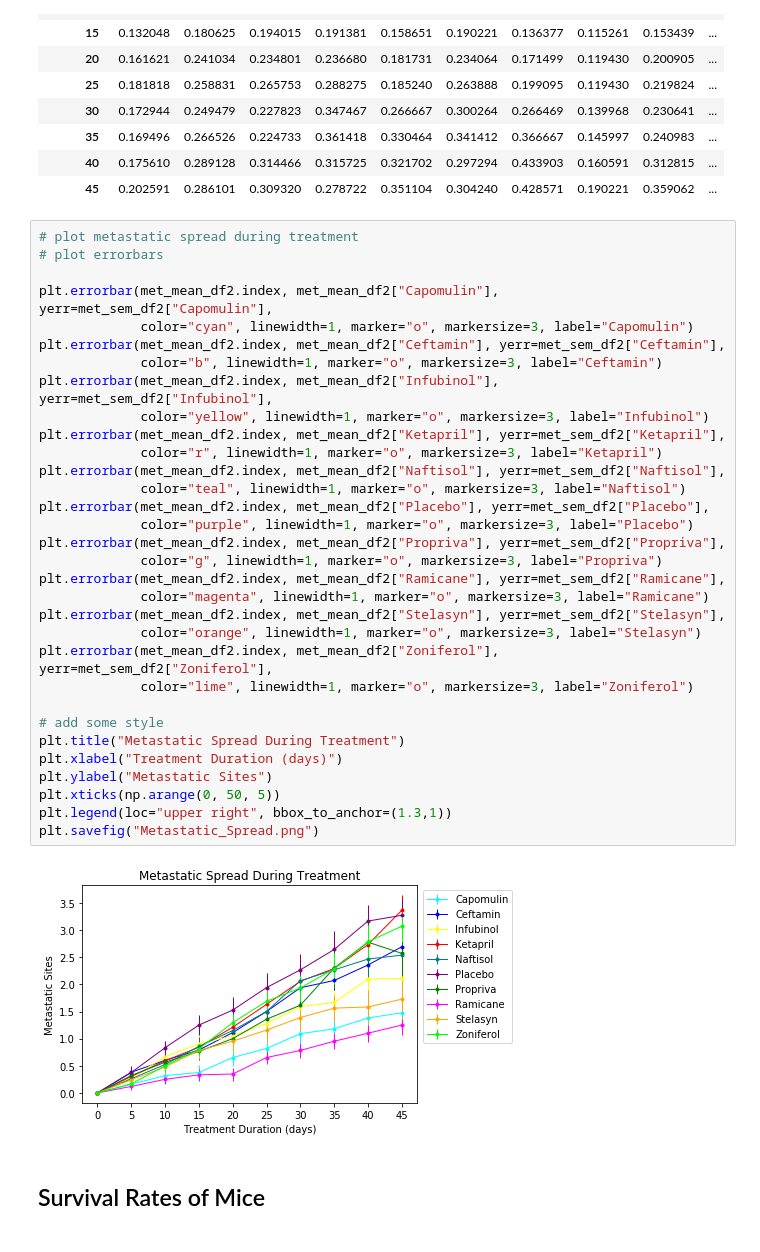
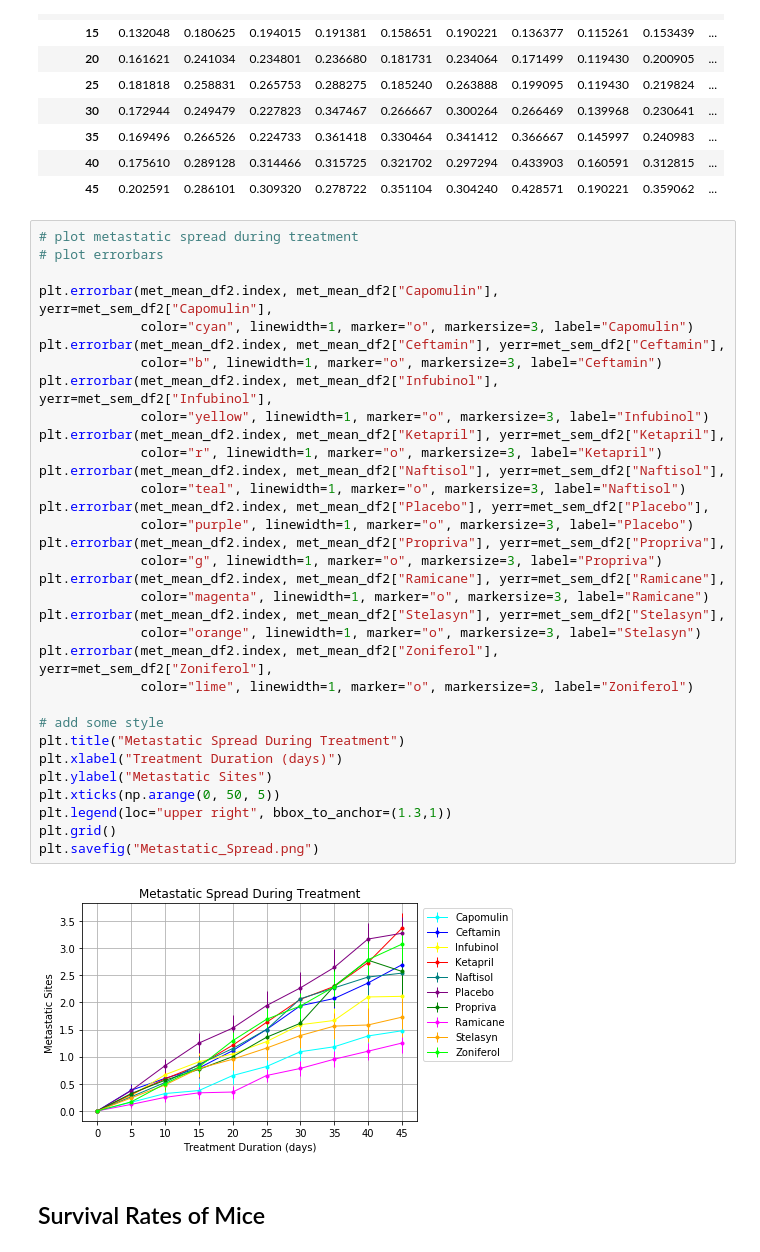
Before and after one commit to michellebrucato/Matplotlib_Challenge, a Jupyter notebook: Pymaceuticals/Pymaceuticals_Brucato.ipynb, the cells around one changed output. Cells and saved outputs as stored; diff of their text form.

```diff
--- a/Pymaceuticals/Pymaceuticals_Brucato.ipynb
+++ b/Pymaceuticals/Pymaceuticals_Brucato.ipynb
@@ -182,34 +183,35 @@ met_sem_df2
 
 plt.errorbar(met_mean_df2.index, met_mean_df2["Capomulin"], yerr=met_sem_df2["Capomulin"],
              color="cyan", linewidth=1, marker="o", markersize=3, label="Capomulin")
 plt.errorbar(met_mean_df2.index, met_mean_df2["Ceftamin"], yerr=met_sem_df2["Ceftamin"],
              color="b", linewidth=1, marker="o", markersize=3, label="Ceftamin")
 plt.errorbar(met_mean_df2.index, met_mean_df2["Infubinol"], yerr=met_sem_df2["Infubinol"],
              color="yellow", linewidth=1, marker="o", markersize=3, label="Infubinol")
 plt.errorbar(met_mean_df2.index, met_mean_df2["Ketapril"], yerr=met_sem_df2["Ketapril"],
              color="r", linewidth=1, marker="o", markersize=3, label="Ketapril")
 plt.errorbar(met_mean_df2.index, met_mean_df2["Naftisol"], yerr=met_sem_df2["Naftisol"],
              color="teal", linewidth=1, marker="o", markersize=3, label="Naftisol")
 plt.errorbar(met_mean_df2.index, met_mean_df2["Placebo"], yerr=met_sem_df2["Placebo"],
              color="purple", linewidth=1, marker="o", markersize=3, label="Placebo")
 plt.errorbar(met_mean_df2.index, met_mean_df2["Propriva"], yerr=met_sem_df2["Propriva"],
              color="g", linewidth=1, marker="o", markersize=3, label="Propriva")
 plt.errorbar(met_mean_df2.index, met_mean_df2["Ramicane"], yerr=met_sem_df2["Ramicane"],
              color="magenta", linewidth=1, marker="o", markersize=3, label="Ramicane")
 plt.errorbar(met_mean_df2.index, met_mean_df2["Stelasyn"], yerr=met_sem_df2["Stelasyn"],
              color="orange", linewidth=1, marker="o", markersize=3, label="Stelasyn")
 plt.errorbar(met_mean_df2.index, met_mean_df2["Zoniferol"], yerr=met_sem_df2["Zoniferol"],
              color="lime", linewidth=1, marker="o", markersize=3, label="Zoniferol")
 
 # add some style
 plt.title("Metastatic Spread During Treatment")
 plt.xlabel("Treatment Duration (days)")
 plt.ylabel("Metastatic Sites")
 plt.xticks(np.arange(0, 50, 5))
 plt.legend(loc="upper right", bbox_to_anchor=(1.3,1))
+plt.grid()
 plt.savefig("Metastatic_Spread.png")
 # %% [output]
-[figure, old version]
+[figure, new version]
 # %% [markdown]
 ## Survival Rates of Mice
 # %%
```
Also changed, not shown: parts of 5 cells of this notebook, 4 other files.
